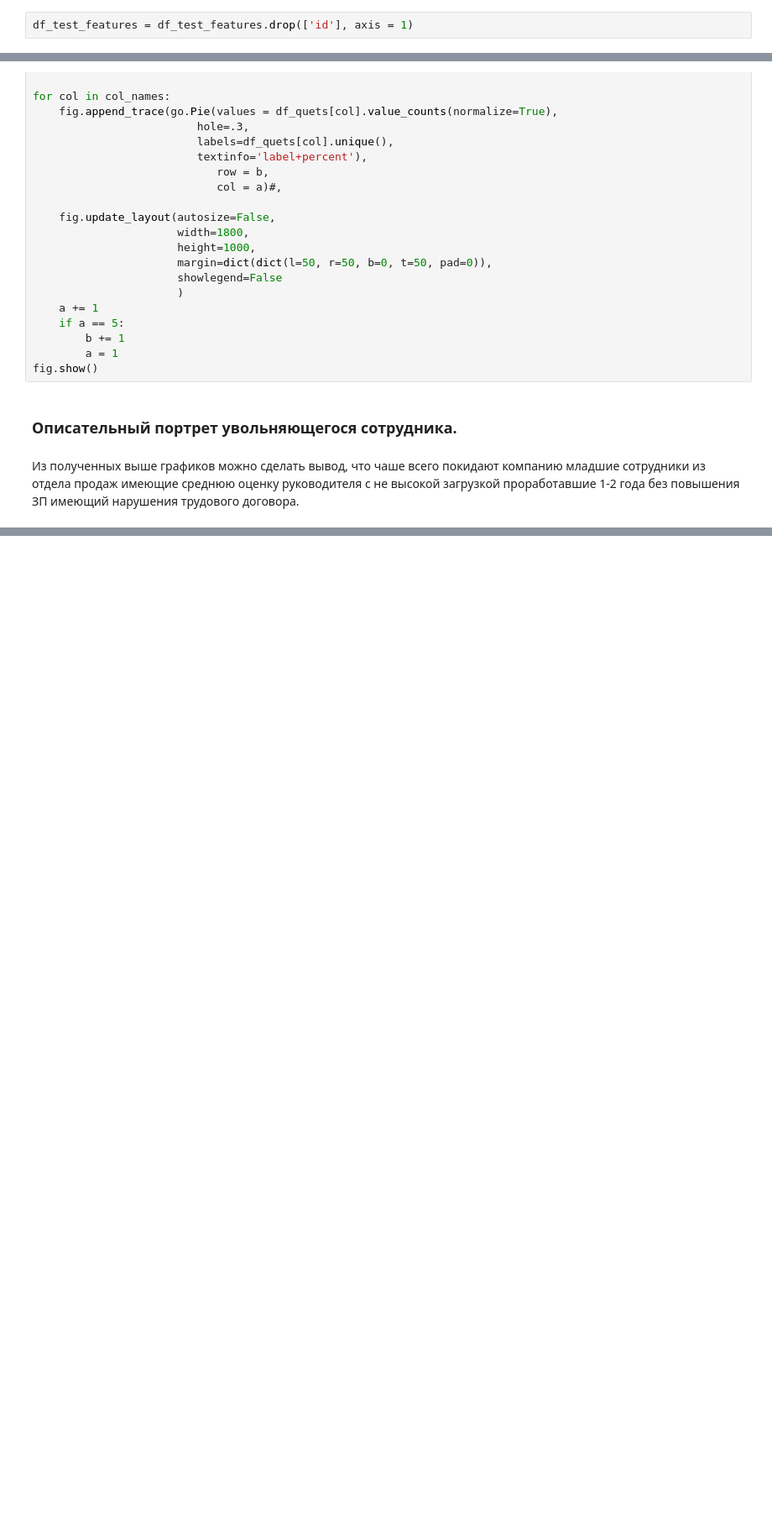
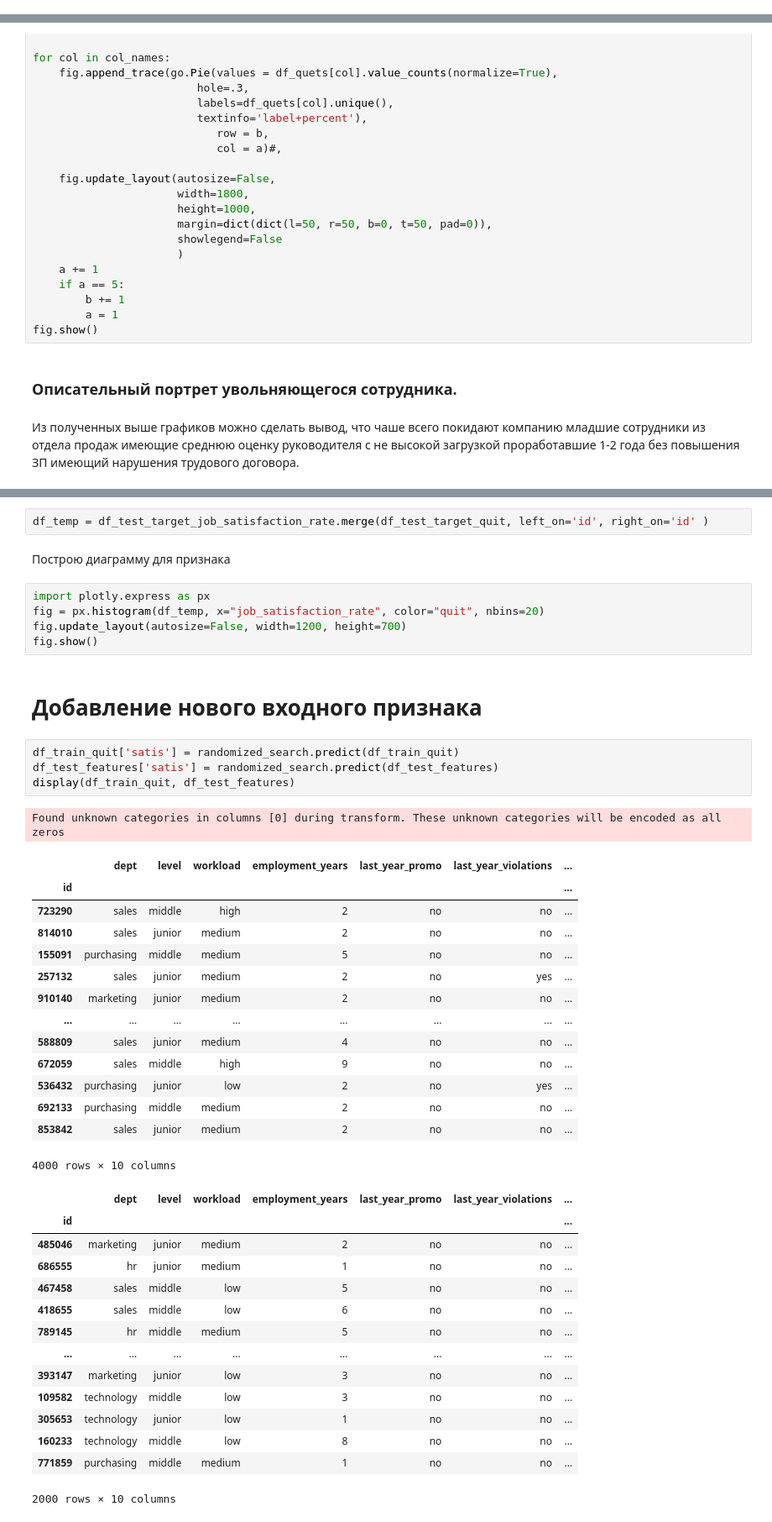
Before and after one commit to kapa6ac/project2, a Jupyter notebook: HR/hr_v1.ipynb, the cells around one changed output, grey strips where cells are left out. Shown at 84% size. Cells and saved outputs as stored; diff of their text form; blank space fills up the shorter version.

```diff
--- a/HR/hr_v1.ipynb
+++ b/HR/hr_v1.ipynb
@@ -595,6 +575,4 @@ randomized_search = RandomizedSearchCV(
 )
 # %% [markdown]
 Выделю из тренировочной выбоки целевые признаки
-# %%
-df_test_features = df_test_features.drop(['id'], axis = 1)
 # %%
@@ -723,0 +674,46 @@ AttributeError: module 'seaborn' has no attribute 'pie'
+# %%
+df_temp = df_test_target_job_satisfaction_rate.merge(df_test_target_quit, left_on='id', right_on='id' )
+# %% [markdown]
+Построю диаграмму для признака
+# %%
+import plotly.express as px
+fig = px.histogram(df_temp, x="job_satisfaction_rate", color="quit", nbins=20)
+fig.update_layout(autosize=False, width=1200, height=700)
+fig.show()
+# %% [markdown]
+<a id='t008'></a>
+# Добавление нового входного признака
+# %%
+df_train_quit['satis'] = randomized_search.predict(df_train_quit)
+df_test_features['satis'] = randomized_search.predict(df_test_features)
+display(df_train_quit, df_test_features)
+# %% [output]
+Found unknown categories in columns [0] during transform. These unknown categories will be encoded as all zeros
+|  | dept | level | workload | employment_years | last_year_promo | last_year_violations | ... |
+| id |  |  |  |  |  |  | ... |
+| 723290 | sales | middle | high | 2 | no | no | ... |
+| 814010 | sales | junior | medium | 2 | no | no | ... |
+| 155091 | purchasing | middle | medium | 5 | no | no | ... |
+| 257132 | sales | junior | medium | 2 | no | yes | ... |
+| 910140 | marketing | junior | medium | 2 | no | no | ... |
+| ... | ... | ... | ... | ... | ... | ... | ... |
+| 588809 | sales | junior | medium | 4 | no | no | ... |
+| 672059 | sales | middle | high | 9 | no | no | ... |
+| 536432 | purchasing | junior | low | 2 | no | yes | ... |
+| 692133 | purchasing | middle | medium | 2 | no | no | ... |
+| 853842 | sales | junior | medium | 2 | no | no | ... |
+4000 rows × 10 columns
+|  | dept | level | workload | employment_years | last_year_promo | last_year_violations | ... |
+| id |  |  |  |  |  |  | ... |
+| 485046 | marketing | junior | medium | 2 | no | no | ... |
+| 686555 | hr | junior | medium | 1 | no | no | ... |
+| 467458 | sales | middle | low | 5 | no | no | ... |
+| 418655 | sales | middle | low | 6 | no | no | ... |
+| 789145 | hr | middle | medium | 5 | no | no | ... |
+| ... | ... | ... | ... | ... | ... | ... | ... |
+| 393147 | marketing | junior | low | 3 | no | no | ... |
+| 109582 | technology | middle | low | 3 | no | no | ... |
+| 305653 | technology | junior | low | 1 | no | no | ... |
+| 160233 | technology | middle | low | 8 | no | no | ... |
+| 771859 | purchasing | middle | medium | 1 | no | no | ... |
+2000 rows × 10 columns
```
Also changed, not shown: parts of 51 cells of this notebook, 3 other files.
